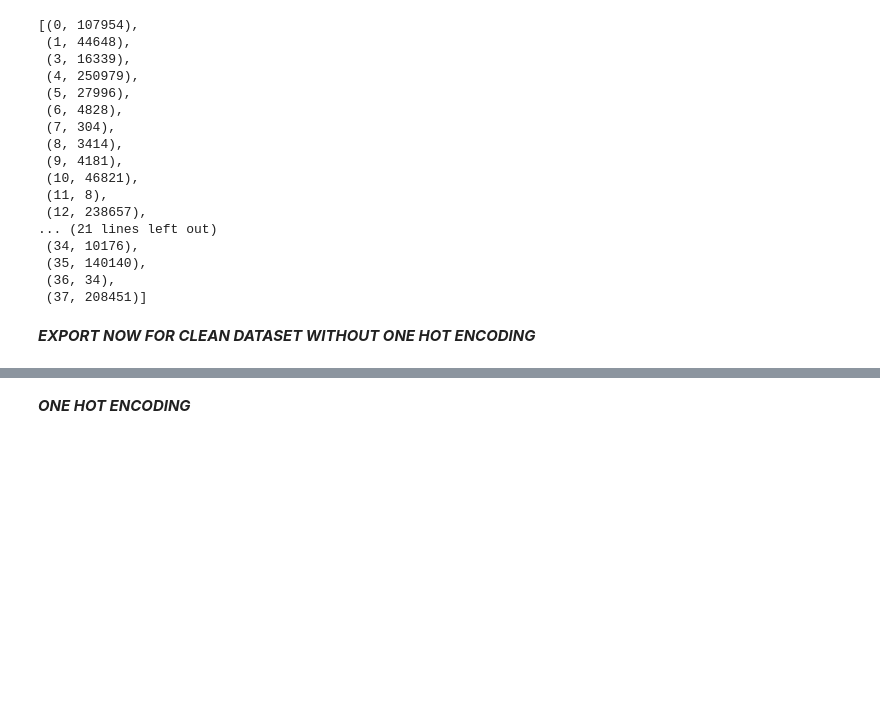
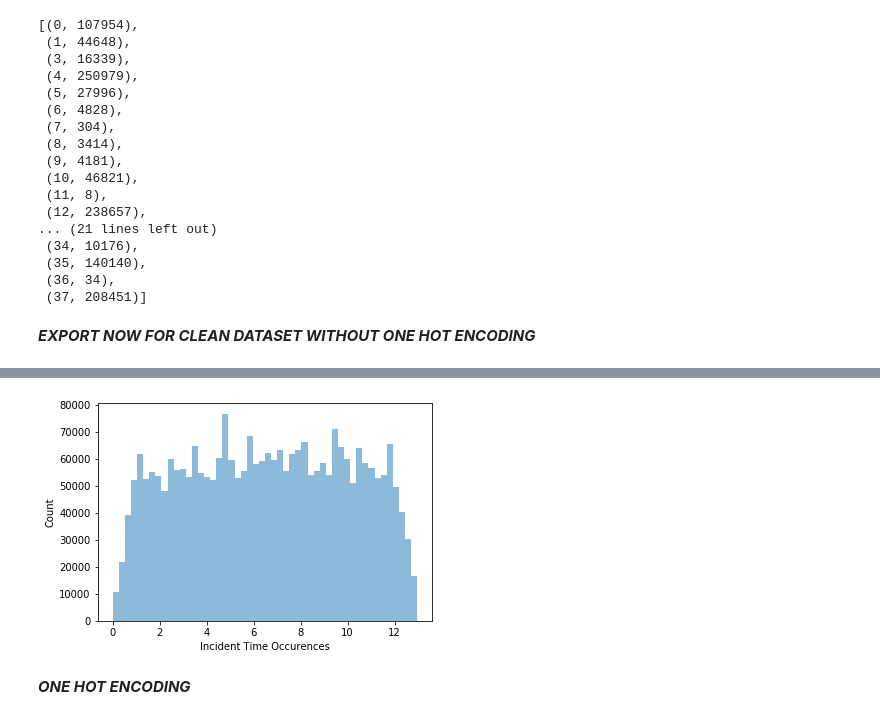
Before and after one commit to akuz91/CodeBlue, a Jupyter notebook: Final_Cleaning.ipynb, the cells around one changed output, grey strips where cells are left out. Drawn from its saved outputs; the diff is of its cells as text; code cells hidden in the pictures; blank space fills up the shorter version.

```diff
--- a/Final_Cleaning.ipynb
+++ b/Final_Cleaning.ipynb
@@ -391,0 +404,3 @@ data_wrk.to_csv("EMS_2017_2018_cat_final.csv", date_format='%Y-%m-%d %H:%M:%S',
+# %%
+df = data_wrk[['INCIDENT_RESPONSE_SECONDS_QY','FIRST_ACTIVATION_Hour','FIRST_ACTIVATION_Day','FIRST_ACTIVATION_Month']]
+df.head()
@@ -391,0 +414,3 @@ data_wrk.to_csv("EMS_2017_2018_cat_final.csv", date_format='%Y-%m-%d %H:%M:%S',
+# %%
+df['Time']=data_wrk['FIRST_ACTIVATION_Month']-1+data_wrk['FIRST_ACTIVATION_Day']/6+data_wrk['FIRST_ACTIVATION_Hour']/24
+df.head()
@@ -392,3 +429,15 @@ data_wrk.to_csv("EMS_2017_2018_cat_final.csv", date_format='%Y-%m-%d %H:%M:%S',
+# %%
+import numpy as np
+import matplotlib.mlab as mlab
+import matplotlib.pyplot as plt
+
+num_bins = 50
+n, bins, patches = plt.hist(df['Time'], num_bins, alpha=0.5)
+plt.xlabel("Incident Time Occurences")
+plt.ylabel("Count")
+plt.show()
+# %% [output]
+[figure, added]
 # %% [markdown]
 ***ONE HOT ENCODING***
 # %%
```
Also changed, not shown: parts of 7 cells of this notebook.
